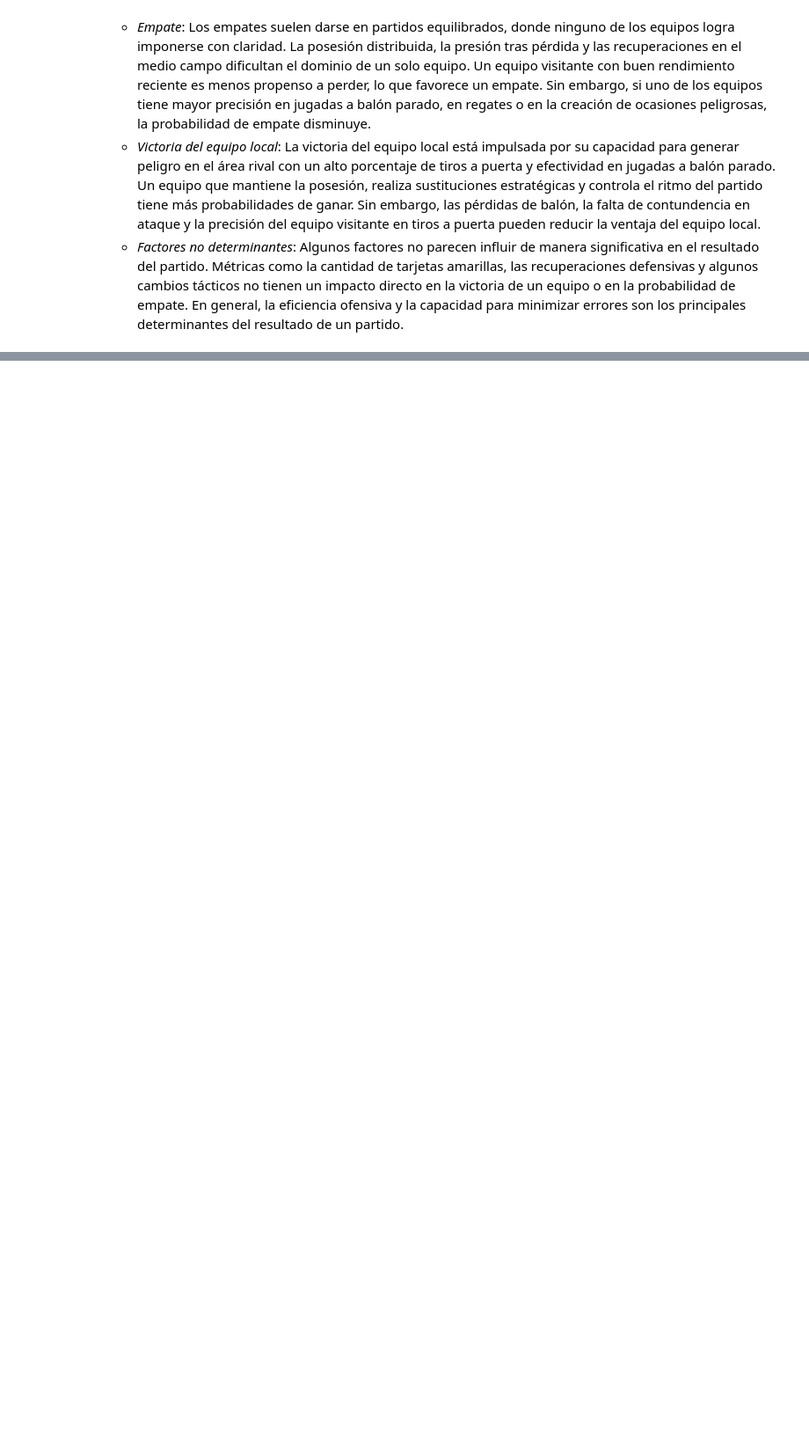
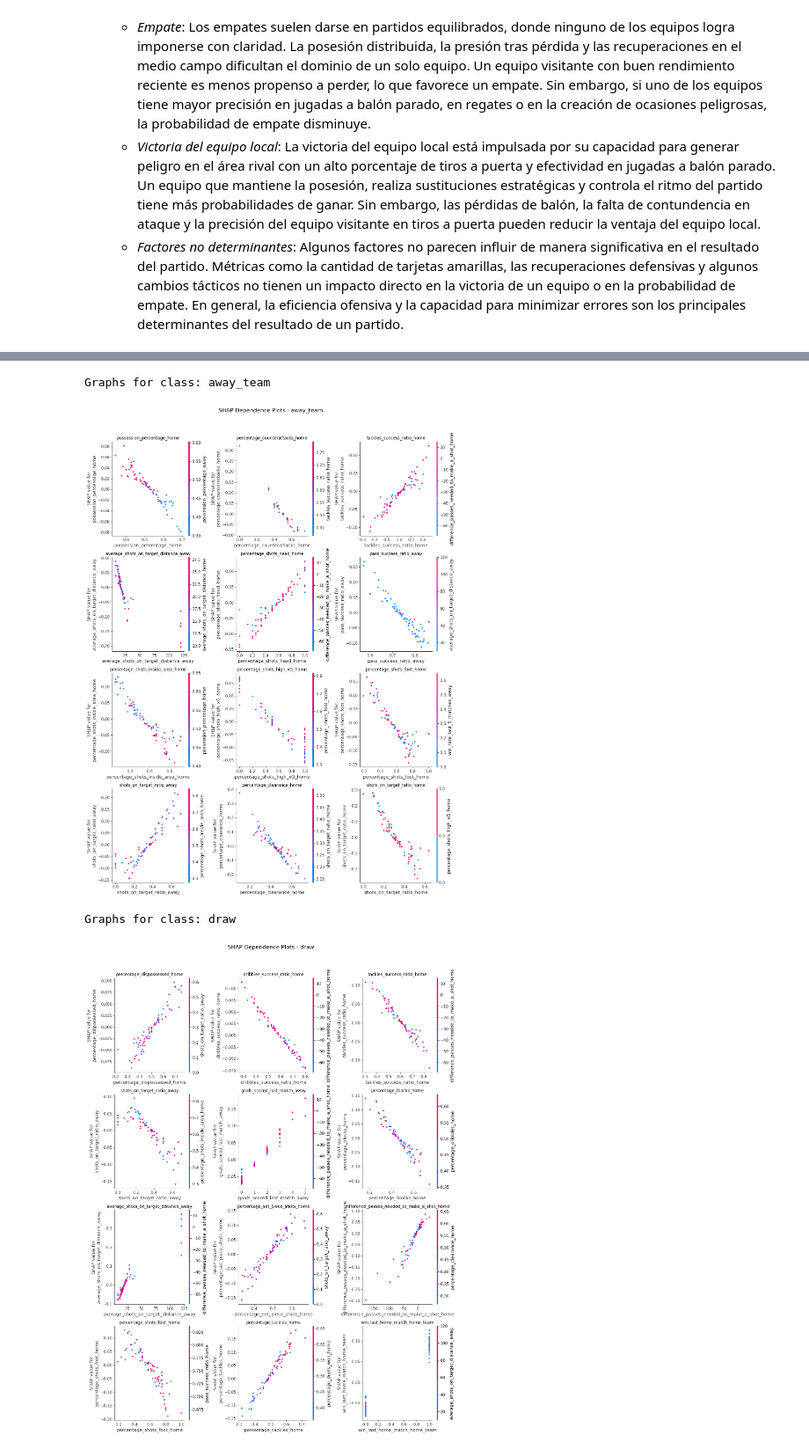
Before and after one commit to Jaime-Linares/DataAnalysis-FootySage, a Jupyter notebook: 2_analysis_PremierLeague.ipynb, the cells around one changed output, grey strips where cells are left out. Shown at 88% size. Drawn from its saved outputs; the diff is of its cells as text; code cells hidden in the pictures; blank space fills up the shorter version.

Commit message:
[feat] analysis of Premier League dependence plots done

```diff
--- a/2_analysis_PremierLeague.ipynb
+++ b/2_analysis_PremierLeague.ipynb
@@ -330,0 +355,9 @@ Vamos a analizar cada uno de los gráficos:
+# %%
+from src.analysis import plot_shap_dependence_plots
+
+plot_shap_dependence_plots(shap_values_PL, feature_names_reduced_PL, X_test_reduced_orig_PL, encoder_PL)
+# %% [output]
+Graphs for class: away_team
+[figure, added]
+Graphs for class: draw
+[figure, added]
```
Also changed, not shown: parts of 5 cells of this notebook.
